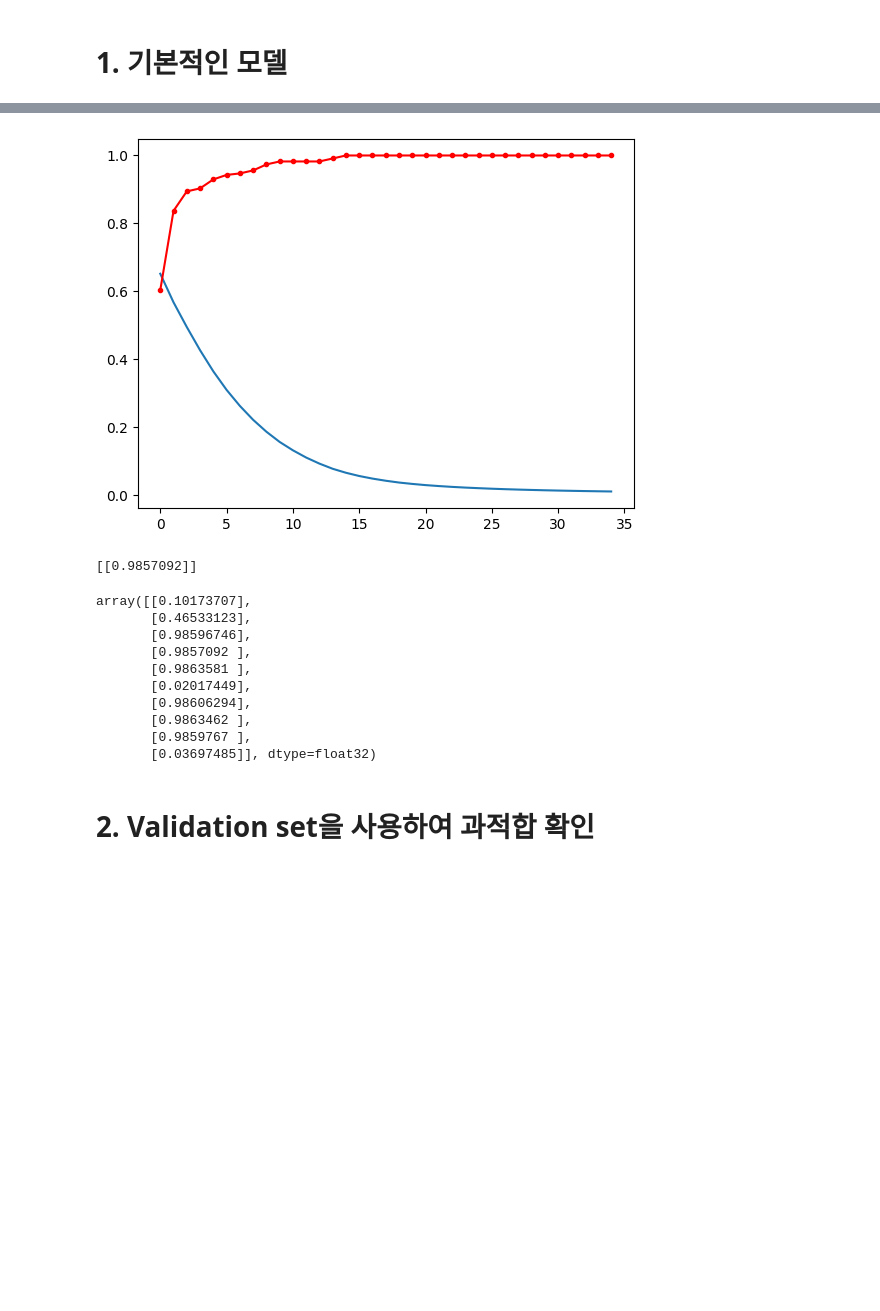
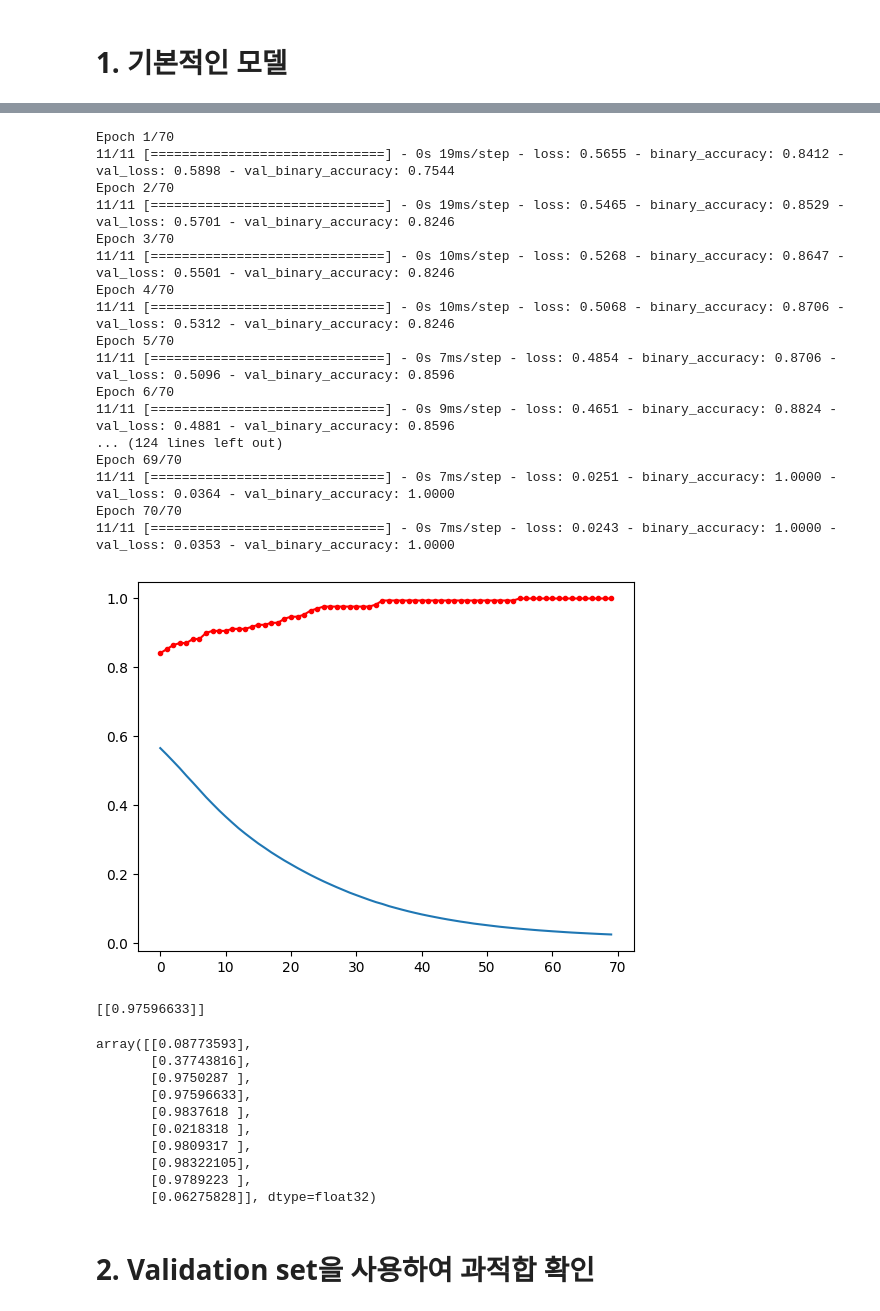
Before and after one commit to Woominju/11-19-deep-learning-heart, a Jupyter notebook: 11_19_assignments_of_heart_rate.ipynb, the cells around one changed output, grey strips where cells are left out. Saved outputs shown, nothing was run; the diff lists cells and outputs as text; code cells hidden in the pictures; blank space fills up the shorter version.

```diff
--- a/11_19_assignments_of_heart_rate.ipynb
+++ b/11_19_assignments_of_heart_rate.ipynb
@@ -307,11 +307,11 @@ import random
 random.seed(5)
 
 model = Sequential()                                                  # 딥러닝 모델의 구조를 결정합니다.
-model.add(Dense(30, input_dim=13, activation='relu'))
+model.add(Dense(30, input_dim=13, activation='sigmoid'))
 model.add(Dense(20, activation='sigmoid'))
 model.add(Dense(1, activation='sigmoid'))
 
 model.compile(loss='binary_crossentropy', optimizer='adam', metrics=['binary_accuracy'])  # 딥러닝 모델을 실행합니다.
 
-history=model.fit(X_train, y_train, validation_split=0.25, epochs=70, batch_size=16, verbose=1)
+history=model.fit(X_train, y_train, validation_split=0.25, epochs=100, batch_size=128, verbose=1)
 # %% [output]
@@ -335,15 +335,33 @@ Epoch 70/70
 # %%
+historyA = model.fit(X_train, y_train, validation_split=0.25, epochs=70, batch_size=16, verbose=1)
 y_loss = historyA.history['loss']
 y_accu = historyA.history['binary_accuracy']
 
 x_len = np.arange(len(y_loss))
 
 plt.plot(x_len,y_loss)
 plt.plot(x_len, y_accu, marker='.', c="red")
 
 plt.show()
 # %% [output]
+Epoch 1/70
+11/11 [==============================] - 0s 19ms/step - loss: 0.5655 - binary_accuracy: 0.8412 - val_loss: 0.5898 - val_binary_accuracy: 0.7544
+Epoch 2/70
+11/11 [==============================] - 0s 19ms/step - loss: 0.5465 - binary_accuracy: 0.8529 - val_loss: 0.5701 - val_binary_accuracy: 0.8246
+Epoch 3/70
+11/11 [==============================] - 0s 10ms/step - loss: 0.5268 - binary_accuracy: 0.8647 - val_loss: 0.5501 - val_binary_accuracy: 0.8246
+Epoch 4/70
+11/11 [==============================] - 0s 10ms/step - loss: 0.5068 - binary_accuracy: 0.8706 - val_loss: 0.5312 - val_binary_accuracy: 0.8246
+Epoch 5/70
+11/11 [==============================] - 0s 7ms/step - loss: 0.4854 - binary_accuracy: 0.8706 - val_loss: 0.5096 - val_binary_accuracy: 0.8596
+Epoch 6/70
+11/11 [==============================] - 0s 9ms/step - loss: 0.4651 - binary_accuracy: 0.8824 - val_loss: 0.4881 - val_binary_accuracy: 0.8596
+... (124 lines left out)
+Epoch 69/70
+11/11 [==============================] - 0s 7ms/step - loss: 0.0251 - binary_accuracy: 1.0000 - val_loss: 0.0364 - val_binary_accuracy: 1.0000
+Epoch 70/70
+11/11 [==============================] - 0s 7ms/step - loss: 0.0243 - binary_accuracy: 1.0000 - val_loss: 0.0353 - val_binary_accuracy: 1.0000
-[figure, old version]
+[figure, new version]
 # %%
 # 예시: A를 reshape하여 B를 만들기
 A = X_test.iloc[3, 0:].to_numpy()
@@ -358,20 +376,20 @@ prediction = model.predict(B, verbose=0)
 
 print(prediction)
 # %% [output]
-[[0.9857092]]
+[[0.97596633]]
 # %%
 model.predict(X_test,verbose=0)[:10]
 # %% [output]
-array([[0.10173707],
-       [0.46533123],
-       [0.98596746],
-       [0.9857092 ],
-       [0.9863581 ],
-       [0.02017449],
-       [0.98606294],
-       [0.9863462 ],
-       [0.9859767 ],
-       [0.03697485]], dtype=float32)
+array([[0.08773593],
+       [0.37743816],
+       [0.9750287 ],
+       [0.97596633],
+       [0.9837618 ],
+       [0.0218318 ],
+       [0.9809317 ],
+       [0.98322105],
+       [0.9789223 ],
+       [0.06275828]], dtype=float32)
 # %% [markdown]
 # **2. Validation set을 사용하여 과적합 확인**
 # %%
```
Also changed, not shown: parts of 5 cells of this notebook.
